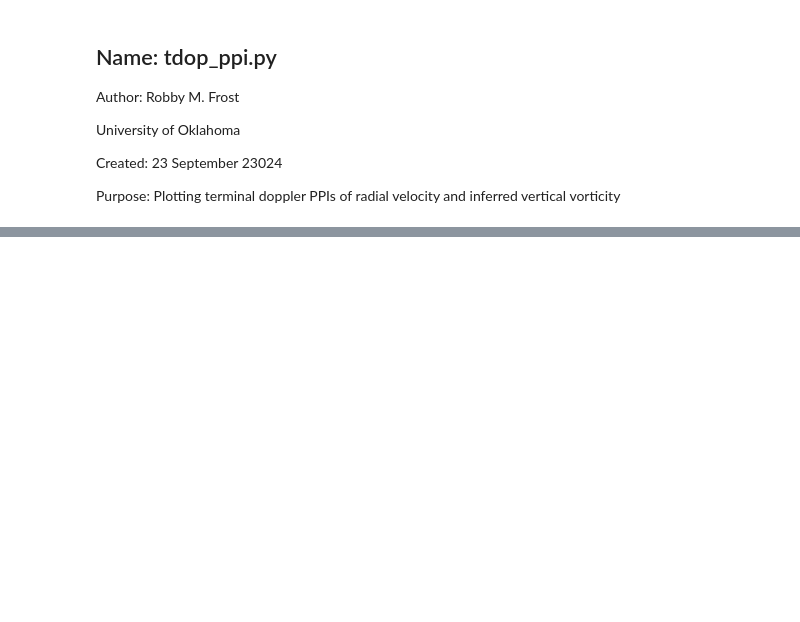
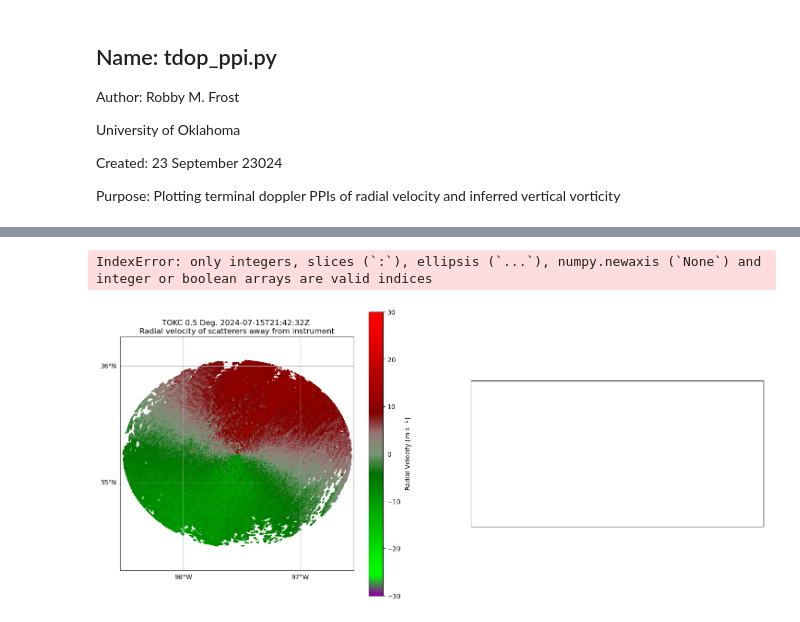
Before and after one commit to robbyfrost/TurbTor_Misc_Code, a Jupyter notebook: tokc_analysis/tdop_ppi.ipynb, the cells around one changed output, grey strips where cells are left out. Cells and saved outputs as stored; diff of their text form; code cells hidden in the pictures; blank space fills up the shorter version.

```diff
--- a/tokc_analysis/tdop_ppi.ipynb
+++ b/tokc_analysis/tdop_ppi.ipynb
@@ -100,0 +116,58 @@ plt.close()
+# %%
+# ---------------------------------
+# plot PPI
+
+# Create a figure with 2 subplots
+fig, ax = plt.subplots(1, 2, figsize=(18, 8), subplot_kw={'projection': ccrs.PlateCarree()})
+
+# first plot: Radial Velocity on ax2
+display.plot_ppi_map(
+    'velocity',  # Field to plot, change as needed for your dataset
+    sweep=1,
+    ax=ax[0],
+    cmap='pyart_NWSVel',  # Use a different colormap for velocity
+    vmin=-30, vmax=30,  # Adjust min/max values for radial velocity
+    projection=ccrs.PlateCarree(),
+    min_lon=radar_lon - 1, max_lon=radar_lon + 1,
+    min_lat=radar_lat - 1, max_lat=radar_lat + 1,
+    resolution='50m',
+    # lat_lines=np.arange(int(radar_lat) - 2, int(radar_lat) + 2, 0.5),
+    # lon_lines=np.arange(int(radar_lon) - 2, int(radar_lon) + 2, 0.5),
+    colorbar_flag=True,
+    colorbar_label='Radial Velocity [m s$^{-1}$]',
+    gatefilter=gatefilter
+)
+
+# second plot: inferred vertical vorticity
+display.plot_ppi_map(
+    'vort_z',  # Field to plot, change as needed for your dataset
+    sweep=1,
+    ax=ax[1],
+    cmap='RdBu',  # Use a different colormap for velocity
+    # vmin=-0.05, vmax=0.05,  # Adjust min/max values for radial velocity
+    projection=ccrs.PlateCarree(),
+    min_lon=radar_lon - 1, max_lon=radar_lon + 1,
+    min_lat=radar_lat - 1, max_lat=radar_lat + 1,
+    resolution='50m',
+    # lat_lines=np.arange(int(radar_lat) - 2, int(radar_lat) + 2, 0.5),
+    # lon_lines=np.arange(int(radar_lon) - 2, int(radar_lon) + 2, 0.5),
+    colorbar_flag=True,
+    colorbar_label='Inferred Vertical Vorticity [s$^{-1}$]'
+    # gatefilter=gatefilter
+)
+
+# mapping
+for iax in ax:
+    # iax.coastlines('50m')
+    iax.add_feature(cfeature.STATES, linewidth=0.5)
+    geoData = gpd.read_file('https://raw.githubusercontent.com/holtzy/The-Python-Graph-Gallery/master/static/data/US-counties.geojson')
+    geoData.plot(ax=iax, color="none", lw=0.3, aspect=1)
+
+# Display the plot
+plt.tight_layout()
+plt.savefig(f"{figdir}tokc_test.png")
+plt.show()
+plt.close()
+# %% [output]
+IndexError: only integers, slices (`:`), ellipsis (`...`), numpy.newaxis (`None`) and integer or boolean arrays are valid indices
+[figure, added]
```
Also changed, not shown: parts of 3 cells of this notebook, 2 other files.
